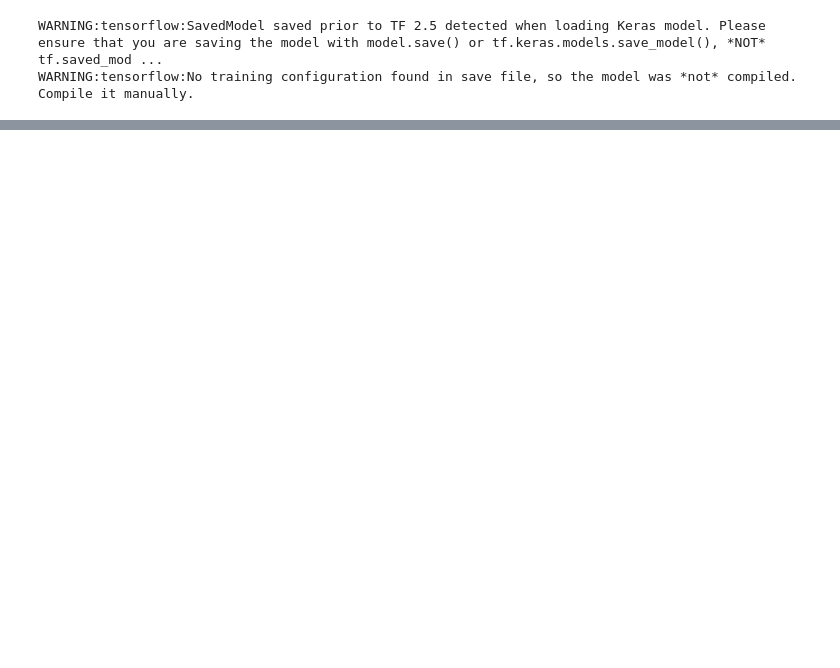
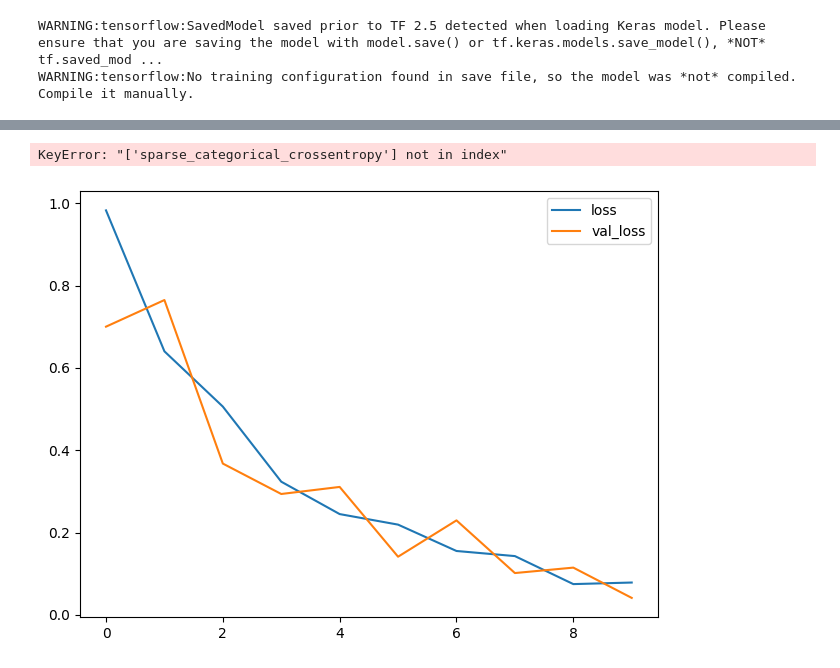
Before and after one commit to silvercrown27/DigitalFarming, a Jupyter notebook: PDD-model-codes/pdd_model_notebook.ipynb, the cells around one changed output, grey strips where cells are left out. Saved outputs shown, nothing was run; the diff lists cells and outputs as text; code cells hidden in the pictures; blank space fills up the shorter version.

Commit message:
working model

```diff
--- a/PDD-model-codes/pdd_model_notebook.ipynb
+++ b/PDD-model-codes/pdd_model_notebook.ipynb
@@ -33,6 +33,6 @@ AUTOTUNE = tf.data.experimental.AUTOTUNE
 
 pre_trained_model = 'C:/Users/USER/Documents/models/cv-course-models/cv-course-models/vgg16-pretrained-base'
 train_data_path = "C:/Users/USER/Documents/datasets/plant disease recognition dataset/Train/Train/plants.csv"
-train_image_path = "C:/Users/USER/Documents/datasets/plant disease recognition dataset/Train/Train"
+train_image_path = "C:/Users/USER/Documents/datasets/plant disease recognition dataset/Train/Train/"
 test_data_path = "C:/Users/USER/Documents/datasets/plant disease recognition dataset/Train/Train/plants.csv"
 test_image_path = "C:/Users/USER/Documents/datasets/plant disease recognition dataset/Train/Train"
@@ -49,0 +39,7 @@ Done Preprocessing Images...
+# %%
+from keras.utils import image_dataset_from_directory as idf
+train_ = idf(train_image_path, shuffle=True, batch_size=128, interpolation="nearest", seed=101, image_size=(128, 128))
+valid_ = idf(test_image_path, shuffle=True, batch_size=128, interpolation="nearest", seed=101, image_size=(128, 128))
+
+train_ = (train_.map(convert_to_float).cache().prefetch(buffer_size=AUTOTUNE))
+valid_ = (valid_.map(convert_to_float).cache().prefetch(buffer_size=AUTOTUNE))
@@ -64,12 +63,12 @@ model = keras.Sequential([
 
     layers.Flatten(),
     layers.Dense(units=64, activation="relu"),
-    layers.Dense(units=len(label_mapping_df), activation="softmax"),
+    layers.Dense(units=3, activation="softmax"),
 ])
 
-model.compile(optimizer='adam', loss='binary_crossentropy', metrics=['binary_accuracy'])
+model.compile(optimizer='adam', loss='sparse_categorical_crossentropy', metrics=['accuracy'])
 # %%
-history = model.fit(train_, validation_data=test_, epochs=10, verbose=2)
+history = model.fit(train_, validation_data=valid_, epochs=10, verbose=2)
 print("Done training of model...")
 # %% [output]
 Epoch 1/10
@@ -86,3 +94,10 @@ save_dir = "C:/Users/USER/Documents/models"
 os.makedirs(save_dir, exist_ok=True)
 model.save(os.path.join(save_dir, "plant_disease_detection_model.h5"))
 plt.show()
+# %%
+history_frame = pd.DataFrame(history.history)
+history_frame.loc[:, ['loss', 'val_loss']].plot()
+history_frame.loc[:, ['sparse_categorical_crossentropy', 'accuracy']].plot()
+# %% [output]
+KeyError: "['sparse_categorical_crossentropy'] not in index"
+[figure, added]
```
Also changed, not shown: parts of 4 cells of this notebook, 8 other files.
